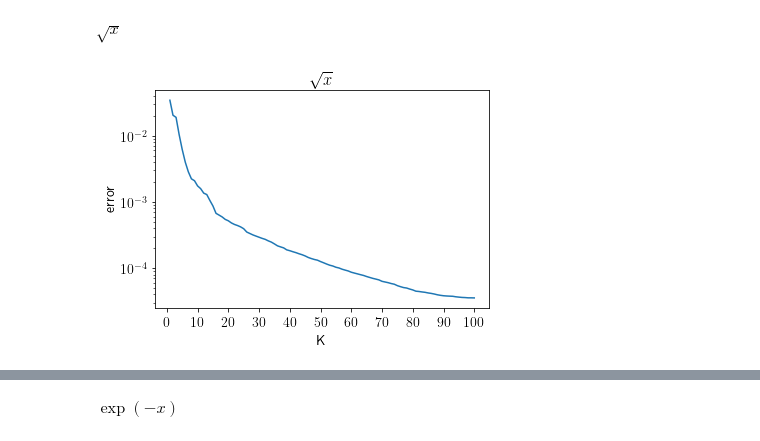
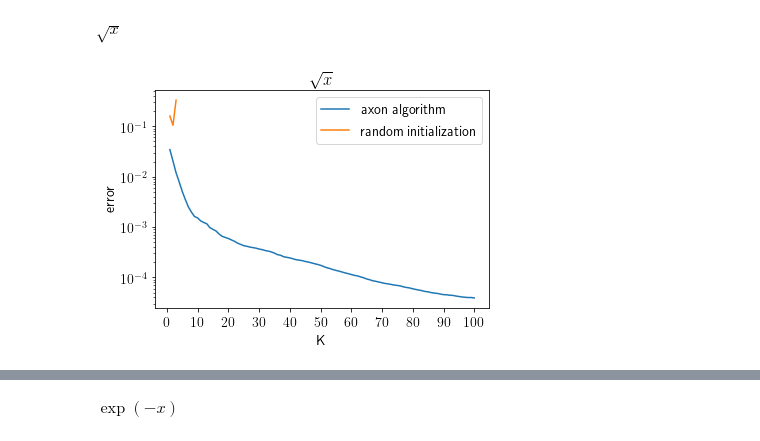
Before and after one commit to dashafok/axon-approximation, a Jupyter notebook: experiments.ipynb, the cells around one changed output, grey strips where cells are left out. Cells and saved outputs as stored; diff of their text form; code cells hidden in the pictures.

```diff
--- a/experiments.ipynb
+++ b/experiments.ipynb
@@ -46,9 +67,16 @@ $\sqrt{x}$
 # %%
 ys = (np.sqrt(xs)).flatten()
 bs_sqrt, bs_coefs, r, coefs, norms, errs_sqrt = axon_algorithm(xs, ys, 100)
-plot_errors(errs_sqrt, r'$\sqrt{x}$')
-# %% [output]
-[figure, removed]
+# %%
+errs_rnd = []
+with open('error_sqrt.pkl', 'rb') as f:
+    data = pickle.load(f)
+    for errs_k in data['error']:
+        errors1 = [err for err in errs_k if not np.isnan(err)]
+        errs_rnd.append(min(errors1))
+plot_errors(errs_sqrt, errs_rnd, r'$\sqrt{x}$')
+# %% [output]
+[figure, added]
 # %%
 plot_basis(bs_sqrt, r'$\sqrt{x}$')
 # %% [output]
```
Also changed, not shown: parts of 23 cells of this notebook, 2 other files.
